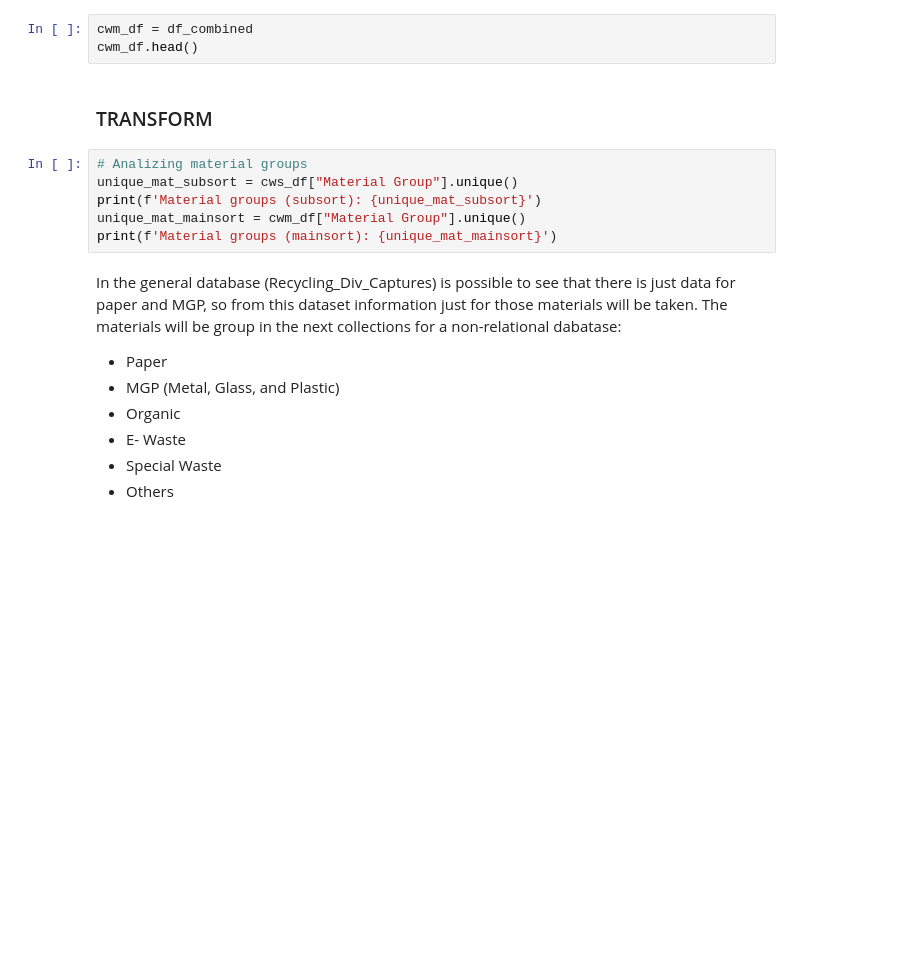
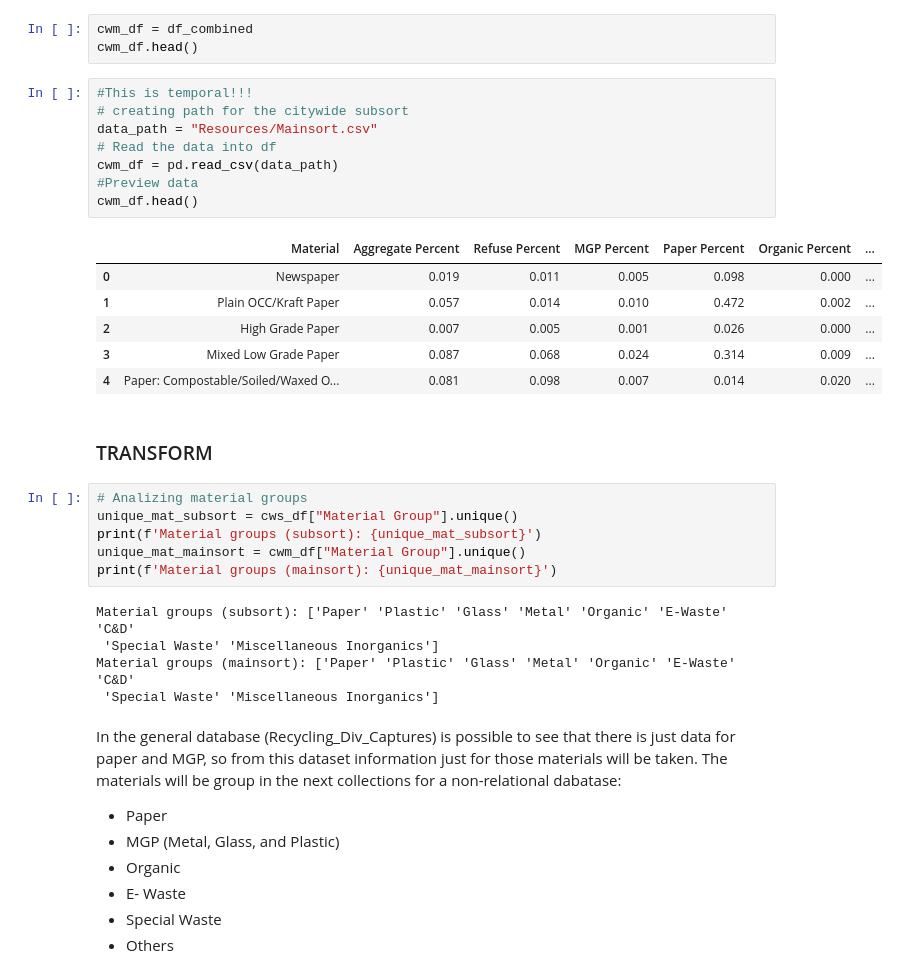
Before and after one commit to mariasierralizarazo/ETL-project---Group-9-, a Jupyter notebook: Main.ipynb, the cells around one changed output. Cells and saved outputs as stored; diff of their text form; blank space fills up the shorter version.

```diff
--- a/Main.ipynb
+++ b/Main.ipynb
@@ -84,6 +78,21 @@ df_combined.reset_index(drop=True, inplace=True)
 # %%
 cwm_df = df_combined
 cwm_df.head()
+# %%
+#This is temporal!!!
+# creating path for the citywide subsort
+data_path = "Resources/Mainsort.csv"
+# Read the data into df
+cwm_df = pd.read_csv(data_path)
+#Preview data
+cwm_df.head()
+# %% [output]
+|  | Material | Aggregate Percent | Refuse Percent | MGP Percent | Paper Percent | Organic Percent | ... |
+| 0 | Newspaper | 0.019 | 0.011 | 0.005 | 0.098 | 0.000 | ... |
+| 1 | Plain OCC/Kraft Paper | 0.057 | 0.014 | 0.010 | 0.472 | 0.002 | ... |
+| 2 | High Grade Paper | 0.007 | 0.005 | 0.001 | 0.026 | 0.000 | ... |
+| 3 | Mixed Low Grade Paper | 0.087 | 0.068 | 0.024 | 0.314 | 0.009 | ... |
+| 4 | Paper: Compostable/Soiled/Waxed O... | 0.081 | 0.098 | 0.007 | 0.014 | 0.020 | ... |
 # %% [markdown]
 ### TRANSFORM
 # %%
@@ -92,6 +101,11 @@ unique_mat_subsort = cws_df["Material Group"].unique()
 print(f'Material groups (subsort): {unique_mat_subsort}')
 unique_mat_mainsort = cwm_df["Material Group"].unique()
 print(f'Material groups (mainsort): {unique_mat_mainsort}')
+# %% [output]
+Material groups (subsort): ['Paper' 'Plastic' 'Glass' 'Metal' 'Organic' 'E-Waste' 'C&D'
+ 'Special Waste' 'Miscellaneous Inorganics']
+Material groups (mainsort): ['Paper' 'Plastic' 'Glass' 'Metal' 'Organic' 'E-Waste' 'C&D'
+ 'Special Waste' 'Miscellaneous Inorganics']
 # %% [markdown]
 In the general database (Recycling_Div_Captures) is possible to see that there is just data for paper and MGP, so from this dataset information just for those materials will be taken.
 The materials will be group in the next collections for a non-relational dabatase:
```
Also changed, not shown: parts of 7 cells of this notebook.
